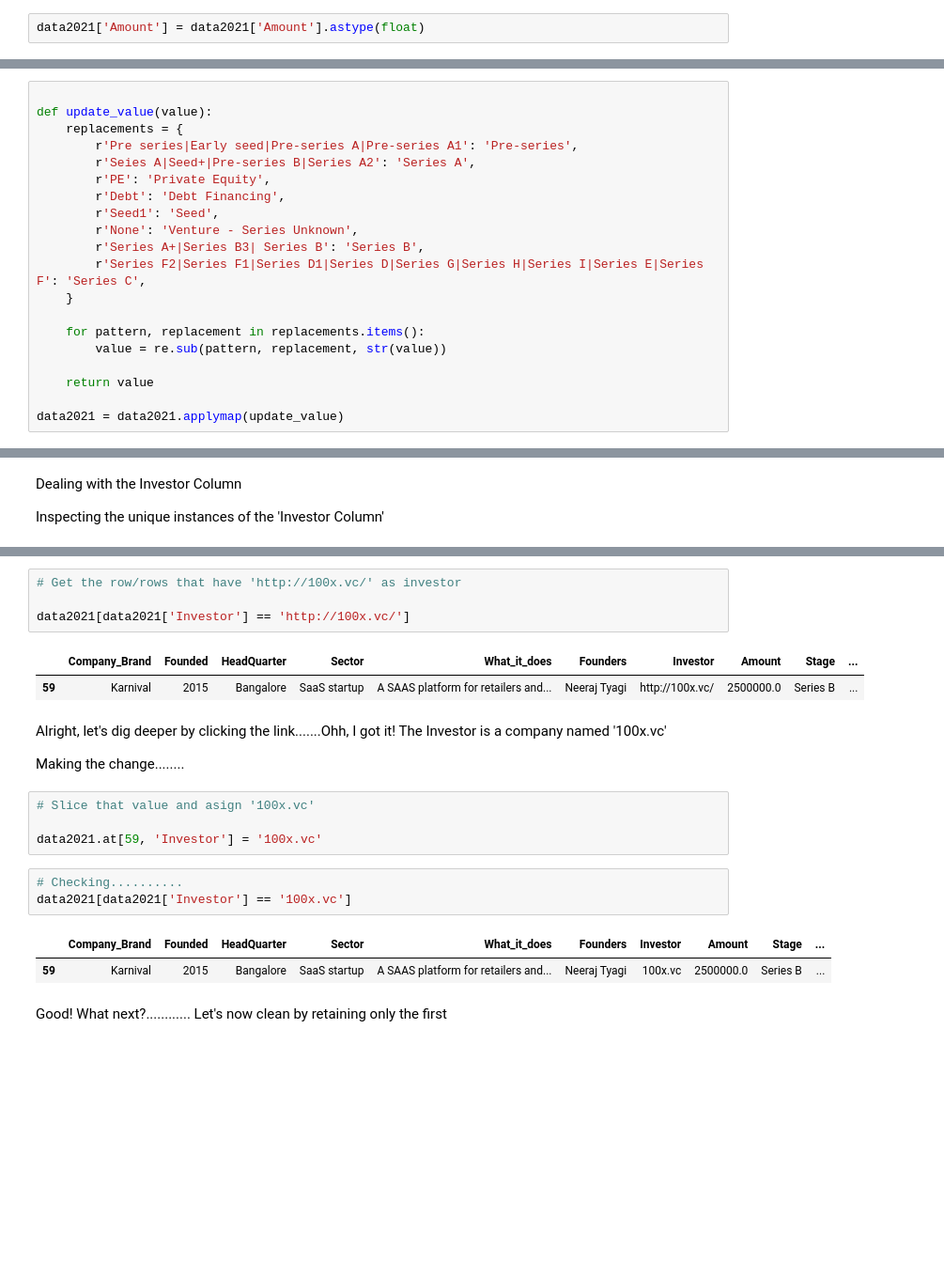
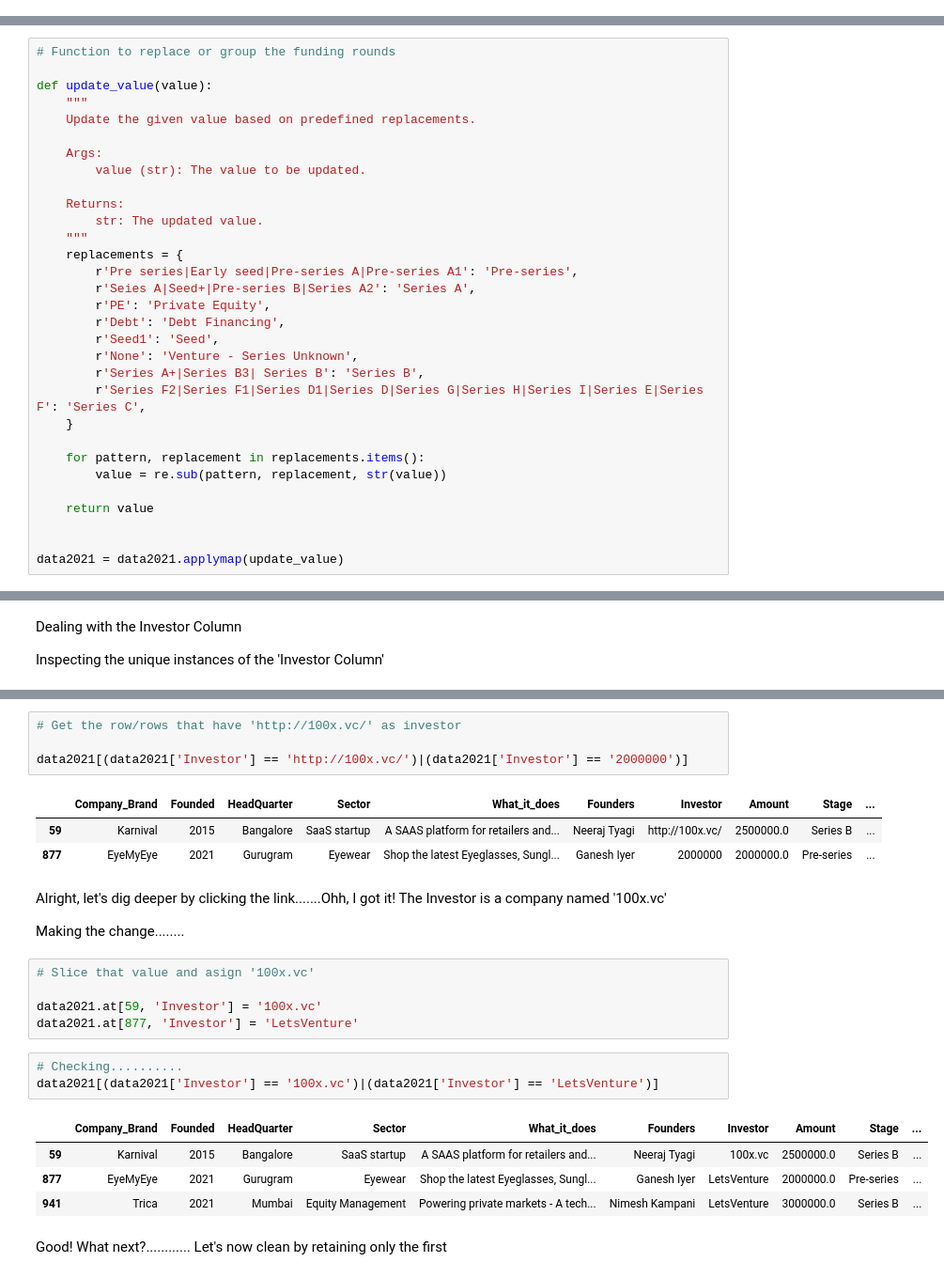
Before and after one commit to aaronayitey/Indian-Startup-Funding-Analysis, a Jupyter notebook: analysing_funding.ipynb, the cells around one changed output, grey strips where cells are left out. Shown at 94% size. Saved outputs shown, nothing was run; the diff lists cells and outputs as text; blank space fills up the shorter version.

```diff
--- a/analysing_funding.ipynb
+++ b/analysing_funding.ipynb
@@ -451,4 +458,2 @@ imputer = SimpleImputer(strategy='median')
 
 data2021['Amount'] = imputer.fit_transform(array)
-# %%
-data2021['Amount'] = data2021['Amount'].astype(float)
@@ -565,8 +554,18 @@ array(['Pre-series A', 'Venture - Series Unknown', 'Series D', 'Series C',
 # %% [markdown]
 Ok, Let's put these values in a standard format.
 # %%
+# Function to replace or group the funding rounds
 
 def update_value(value):
+    """
+    Update the given value based on predefined replacements.
+
+    Args:
+        value (str): The value to be updated.
+
+    Returns:
+        str: The updated value.
+    """
     replacements = {
         r'Pre series|Early seed|Pre-series A|Pre-series A1': 'Pre-series',
         r'Seies A|Seed+|Pre-series B|Series A2': 'Series A',
@@ -583,6 +582,7 @@ def update_value(value):
 
     return value
 
+
 data2021 = data2021.applymap(update_value)
 # %% [markdown]
 Great! Checking........
@@ -641,10 +627,11 @@ NO anomaly spotted here, good! Let's now separate and keep first names......nooo
 # %%
 # Get the row/rows that have 'http://100x.vc/' as investor
 
-data2021[data2021['Investor'] == 'http://100x.vc/']
+data2021[(data2021['Investor'] == 'http://100x.vc/')|(data2021['Investor'] == '2000000')]
 # %% [output]
 |  | Company_Brand | Founded | HeadQuarter | Sector | What_it_does | Founders | Investor | Amount | Stage | ... |
 | 59 | Karnival | 2015 | Bangalore | SaaS startup | A SAAS platform for retailers and... | Neeraj Tyagi | http://100x.vc/ | 2500000.0 | Series B | ... |
+| 877 | EyeMyEye | 2021 | Gurugram | Eyewear | Shop the latest Eyeglasses, Sungl... | Ganesh Iyer | 2000000 | 2000000.0 | Pre-series | ... |
 # %% [markdown]
 Alright, let's dig deeper by clicking the link.......Ohh, I got it! The Investor is a company named '100x.vc' <br>
 
@@ -653,12 +640,15 @@ Making the change........
 # Slice that value and asign '100x.vc'
 
 data2021.at[59, 'Investor'] = '100x.vc'
+data2021.at[877, 'Investor'] = 'LetsVenture'
 # %%
 # Checking..........
-data2021[data2021['Investor'] == '100x.vc']
+data2021[(data2021['Investor'] == '100x.vc')|(data2021['Investor'] == 'LetsVenture')]
 # %% [output]
 |  | Company_Brand | Founded | HeadQuarter | Sector | What_it_does | Founders | Investor | Amount | Stage | ... |
 | 59 | Karnival | 2015 | Bangalore | SaaS startup | A SAAS platform for retailers and... | Neeraj Tyagi | 100x.vc | 2500000.0 | Series B | ... |
+| 877 | EyeMyEye | 2021 | Gurugram | Eyewear | Shop the latest Eyeglasses, Sungl... | Ganesh Iyer | LetsVenture | 2000000.0 | Pre-series | ... |
+| 941 | Trica | 2021 | Mumbai | Equity Management | Powering private markets - A tech... | Nimesh Kampani | LetsVenture | 3000000.0 | Series B | ... |
 # %% [markdown]
 Good! What next?............ Let's now clean by retaining only the first
 # %%
```
Also changed, not shown: parts of 37 cells of this notebook, 1 other file.
